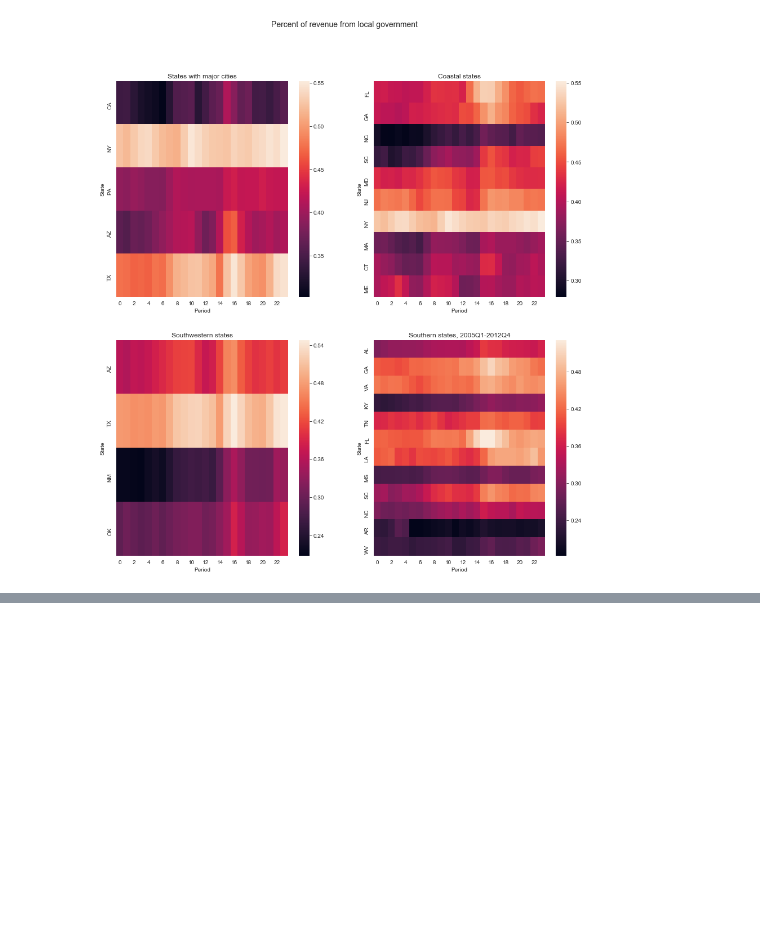
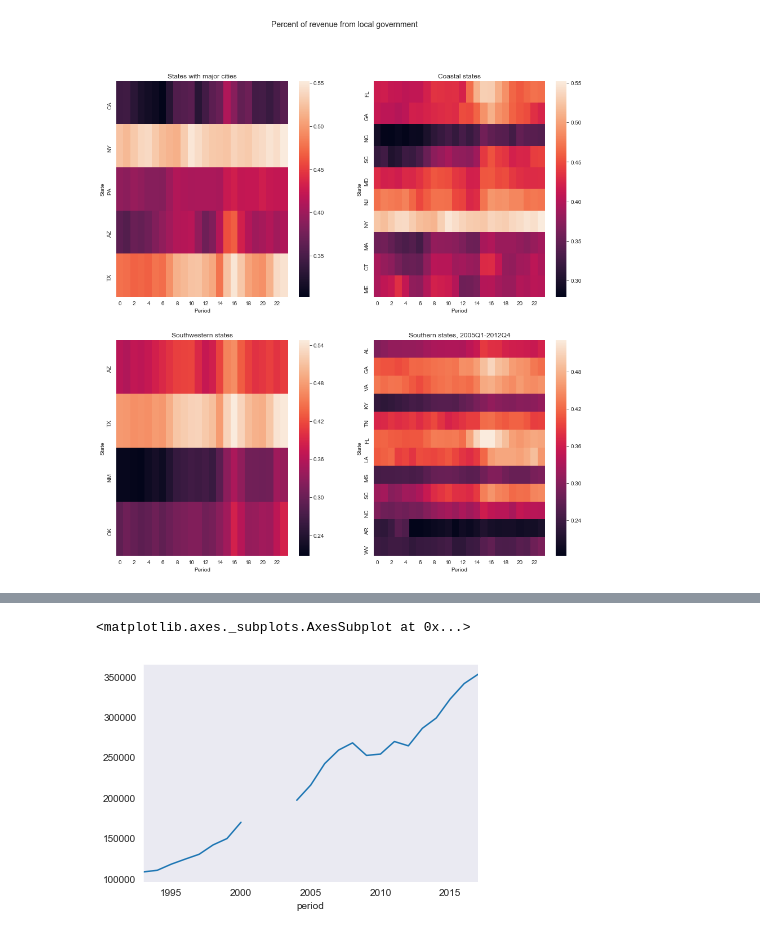
Before and after one commit to rcstein/qtax, a Jupyter notebook: QTax Data Analysis.ipynb, the cells around one changed output, grey strips where cells are left out. Drawn from its saved outputs; the diff is of its cells as text; code cells hidden in the pictures; blank space fills up the shorter version.

```diff
--- a/QTax Data Analysis.ipynb
+++ b/QTax Data Analysis.ipynb
@@ -1094,0 +1122,2 @@ plt.show()
+# %%
+rev.index = pd.PeriodIndex(rev.index,freq = 'Y')
@@ -1094,0 +1128,4 @@ plt.show()
+# %%
+rev = rev.loc['1993Q2':]
+# %%
+rev = rev.rolling(window = 2).mean()
@@ -1094,0 +1154,2 @@ plt.show()
+# %%
+rev_series = rev['CA']
@@ -1094,0 +1158,5 @@ plt.show()
+# %%
+rev_series.plot()
+# %% [output]
+<matplotlib.axes._subplots.AxesSubplot at 0x...>
+[figure, added]
```
Also changed, not shown: parts of 23 cells of this notebook, 4 other files.
